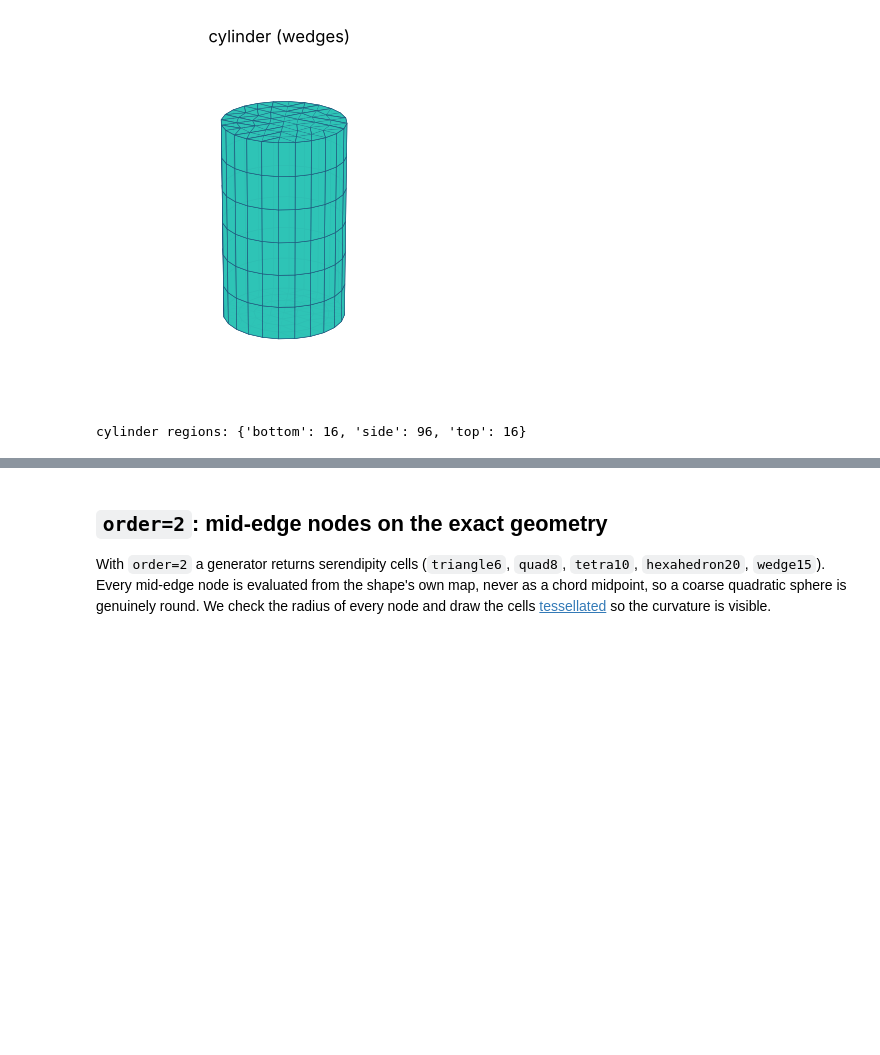
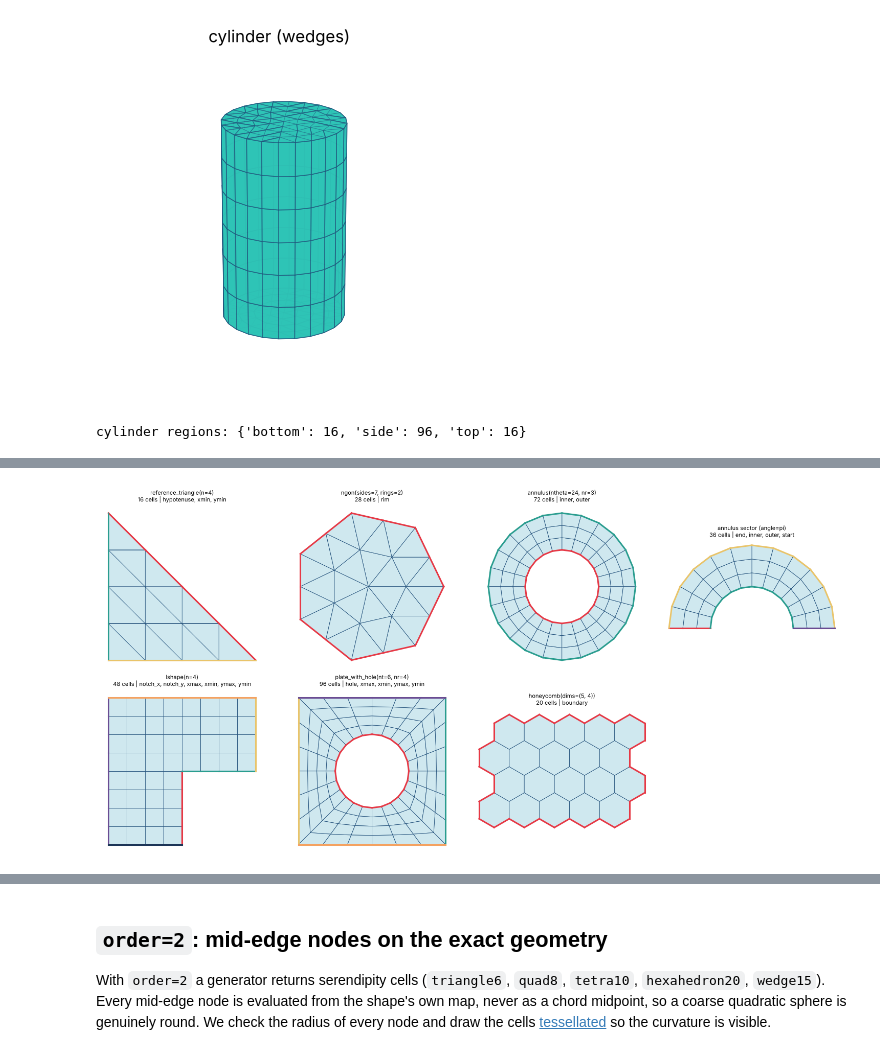
Before and after one commit to loumalouomega/meshioplusplus, a Jupyter notebook: example/python/40_primitives.ipynb, the cells around one changed output, grey strips where cells are left out. Drawn from its saved outputs; the diff is of its cells as text; code cells hidden in the pictures; blank space fills up the shorter version.

```diff
--- a/example/python/40_primitives.ipynb
+++ b/example/python/40_primitives.ipynb
@@ -219,0 +235,46 @@ cylinder regions: {'bottom': 16, 'side': 96, 'top': 16}
+# %%
+REGION_COLORS = ['#e63946', '#2a9d8f', '#e9c46a', '#6a4c93', '#f4a261', '#1d3557']
+CORNERS = {'triangle': 3, 'quad': 4, 'triangle6': 3, 'quad8': 4, 'polygon': 6}
+
+
+def cell_rows(mesh):
+    """Every cell as its corner nodes, block after block (global cell order)."""
+    rows = []
+    for block in mesh.cells:
+        k = CORNERS[block.type]
+        rows += [list(map(int, row[:k])) for row in block.data]
+    return rows
+
+
+def draw_planar(ax, mesh, title):
+    rows = cell_rows(mesh)
+    xy = mesh.points[:, :2]
+    ax.add_collection(PolyCollection([xy[r] for r in rows], facecolor='#cfe8ef', edgecolor='#1f4e79', linewidths=0.6))
+    for color, reg in zip(REGION_COLORS, mesh.regions):
+        for cell, facet in reg.entries:
+            r = rows[cell]
+            a, b = xy[r[facet]], xy[r[(facet + 1) % len(r)]]
+            ax.plot([a[0], b[0]], [a[1], b[1]], color=color, lw=2.2)
+    ax.autoscale_view()
+    ax.set_aspect('equal'); ax.axis('off')
+    names = ', '.join(r.name for r in mesh.regions)
+    ax.set_title(f"{title}\n{len(rows)} cells | {names}", fontsize=8)
+
+
+shapes = [
+    ('reference_triangle(n=4)', mp.reference_triangle(n=4)),
+    ('ngon(sides=7, rings=2)', mp.ngon(sides=7, rings=2)),
+    ('annulus(ntheta=24, nr=3)', mp.annulus(0.5, 1.0, ntheta=24, nr=3)),
+    ('annulus sector (angle=pi)', mp.annulus(0.5, 1.0, ntheta=12, nr=3, angle=np.pi)),
+    ('lshape(n=4)', mp.lshape(n=4)),
+    ('plate_with_hole(nt=6, nr=4)', mp.plate_with_hole(radius=0.25, size=1.0, nt=6, nr=4)),
+    ('honeycomb(dims=(5, 4))', mp.honeycomb(dims=(5, 4), edge=0.5)),
+]
+fig, axes = plt.subplots(2, 4, figsize=(15, 7.4))
+for ax, (title, m) in zip(axes.ravel(), shapes):
+    draw_planar(ax, m, title)
+axes.ravel()[-1].axis('off')
+plt.tight_layout()
+plt.show()
+# %% [output]
+[figure, added]
```
Also changed, not shown: parts of 5 cells of this notebook, 51 other files.
